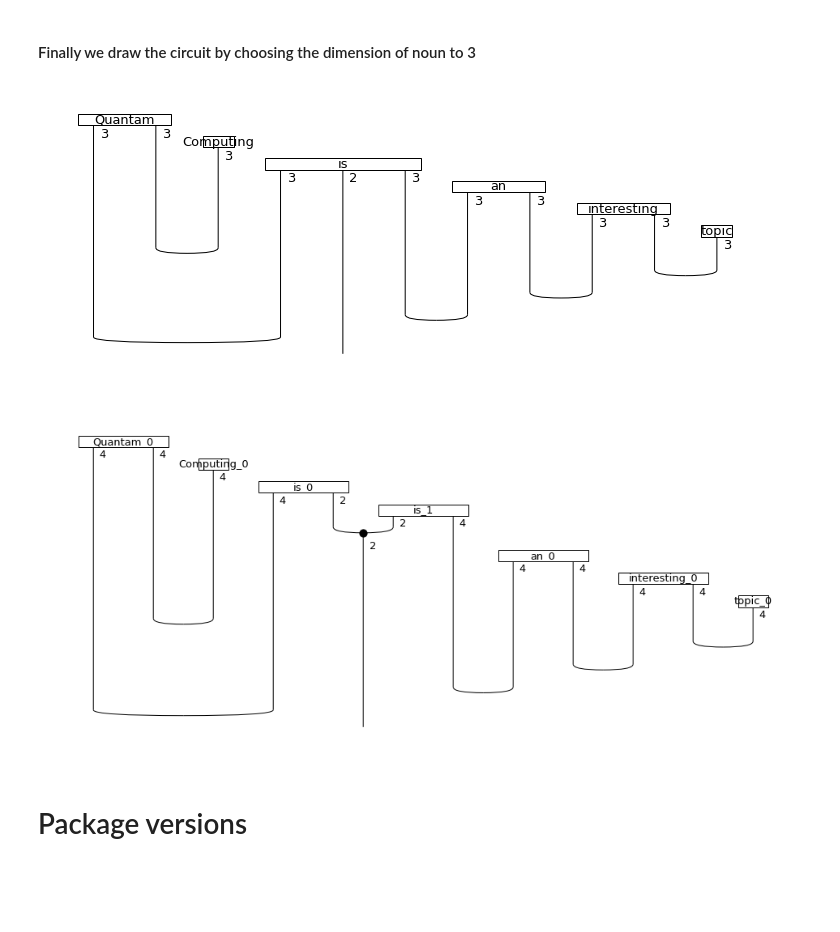
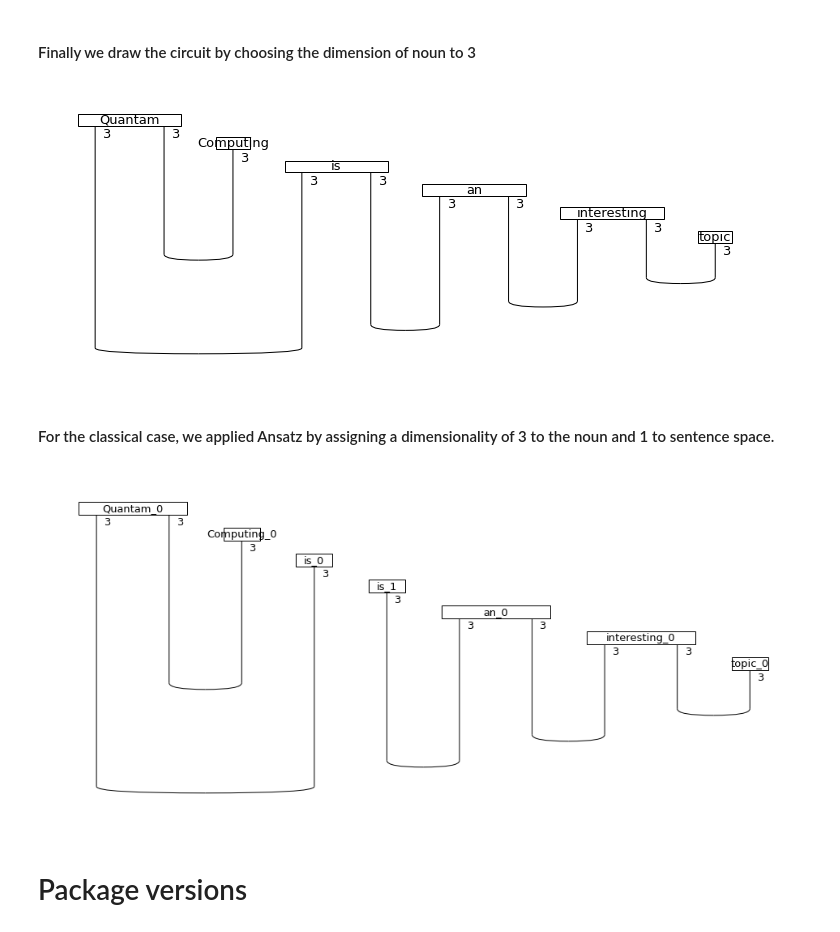
Before and after one commit to jaorduz/QNLP, a Jupyter notebook: PutYourWorkHere/AgmIslam_MaishaBinteRashid_example5.ipynb, the cells around one changed output. Cells and saved outputs as stored; diff of their text form; code cells hidden in the pictures; blank space fills up the shorter version.

Commit message:
Comments added for Ansatz

```diff
--- a/PutYourWorkHere/AgmIslam_MaishaBinteRashid_example5.ipynb
+++ b/PutYourWorkHere/AgmIslam_MaishaBinteRashid_example5.ipynb
@@ -61,22 +61,25 @@ qiskit_circuit.draw()
 # %%
 from lambeq import TensorAnsatz
 from discopy import Dim
 
-tensor_ansatz = TensorAnsatz({N: Dim(3), S: Dim(2)})
+tensor_ansatz = TensorAnsatz({N: Dim(3), S: Dim(1)})
 tensor_diagram = tensor_ansatz(diagram)
 
 tensor_diagram.draw(figsize=(10,4), fontsize=13)
 # %% [output]
-[figure, old version]
+[figure, new version]
+# %% [markdown]
+#### For the classical case, we applied Ansatz by assigning a dimensionality of 3 to the noun and 1 to sentence space.
 # %%
 from lambeq import SpiderAnsatz
 from discopy import Dim
 
-spider_ansatz = SpiderAnsatz({N: Dim(4), S: Dim(2)})
+
+spider_ansatz = SpiderAnsatz({N: Dim(3), S: Dim(1)})
 spider_diagram = spider_ansatz(diagram)
 spider_diagram.draw(figsize=(13,6), fontsize=13)
 # %% [output]
-[figure, old version]
+[figure, new version]
 # %% [markdown]
 # Package versions<a name="packages"></a>
 # %%
```
